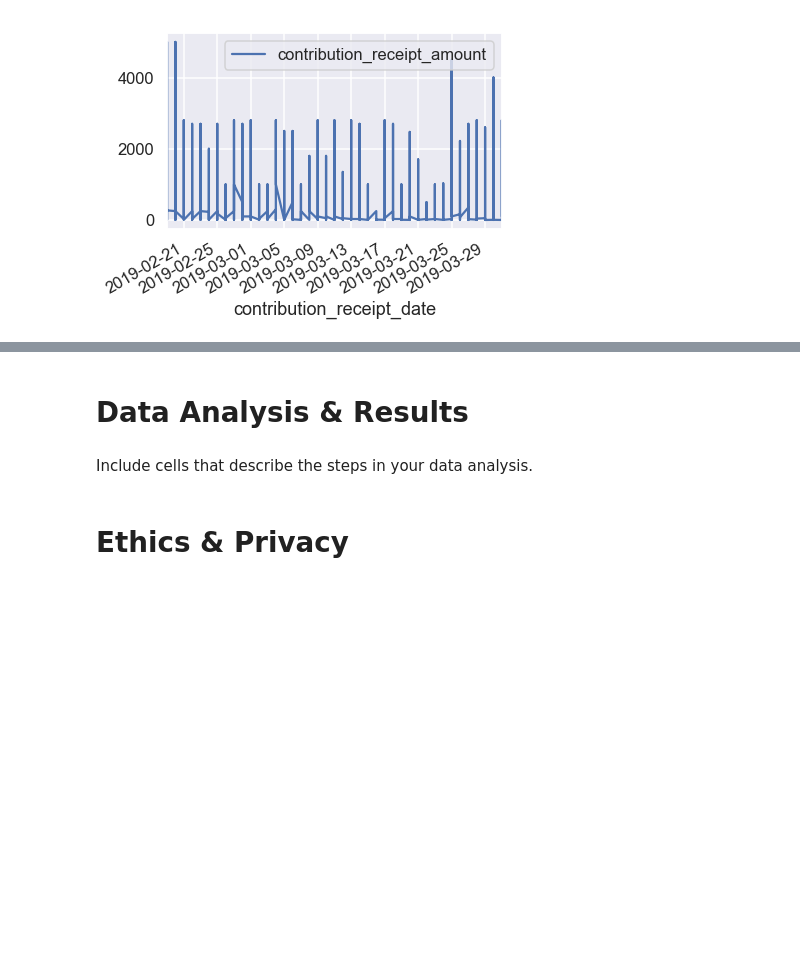
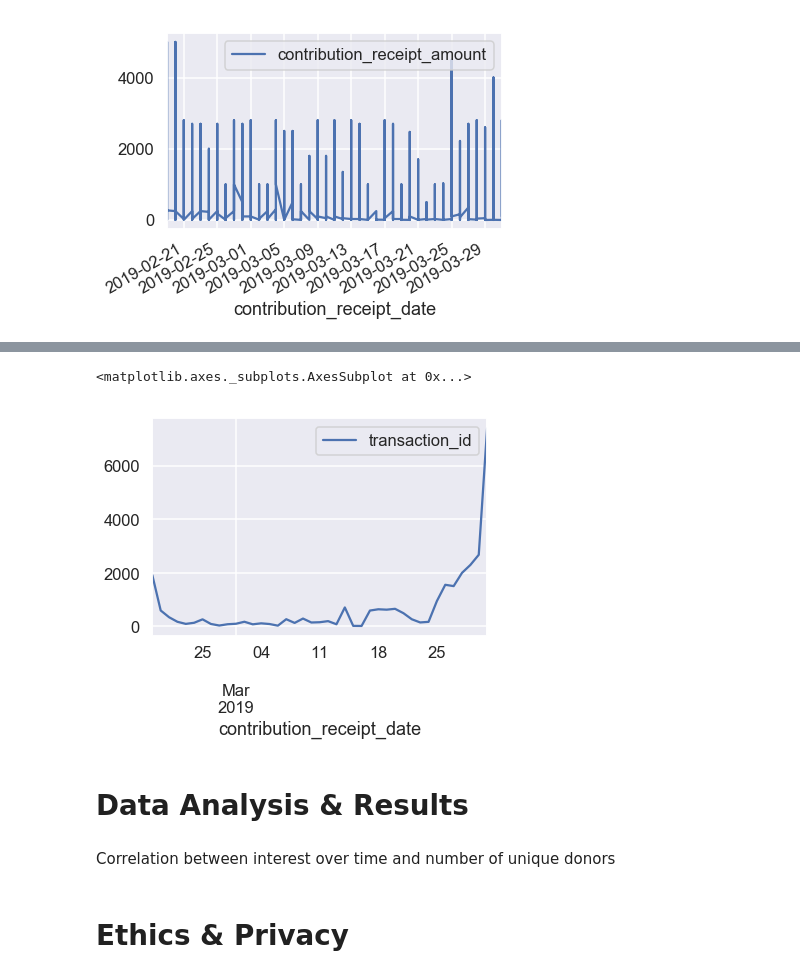
Before and after one commit to kaichinshih/COGS108_PoliticsAddicts, a Jupyter notebook: Final Project.ipynb, the cells around one changed output, grey strips where cells are left out. Saved outputs shown, nothing was run; the diff lists cells and outputs as text; code cells hidden in the pictures; blank space fills up the shorter version.

Commit message:
FEC analysis

```diff
--- a/Final Project.ipynb
+++ b/Final Project.ipynb
@@ -97,7 +113,13 @@ df_bernieFEC.plot(x = 'contribution_receipt_date', y = 'contribution_receipt_amo
+# %%
+df_bernieTotalDonors = pd.pivot_table(df_bernieFEC, index=['contribution_receipt_date'],values=["transaction_id"],aggfunc=lambda x: len(x.unique()))
+df_bernieTotalDonors.plot()
+# %% [output]
+<matplotlib.axes._subplots.AxesSubplot at 0x...>
+[figure, added]
 # %% [markdown]
 # Data Analysis & Results
-# %% [markdown]
-Include cells that describe the steps in your data analysis.
+# %% [markdown]
+Correlation between interest over time and number of unique donors
 # %% [markdown]
 # Ethics & Privacy
 # %% [markdown]
```
Also changed, not shown: parts of 2 cells of this notebook.
